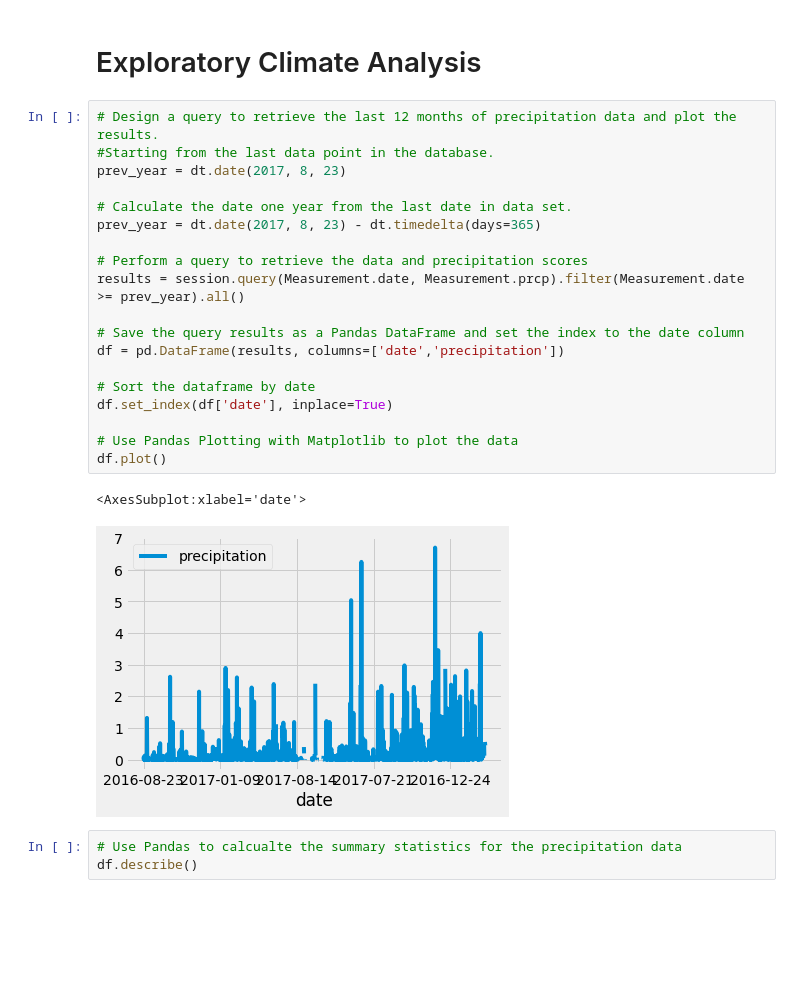
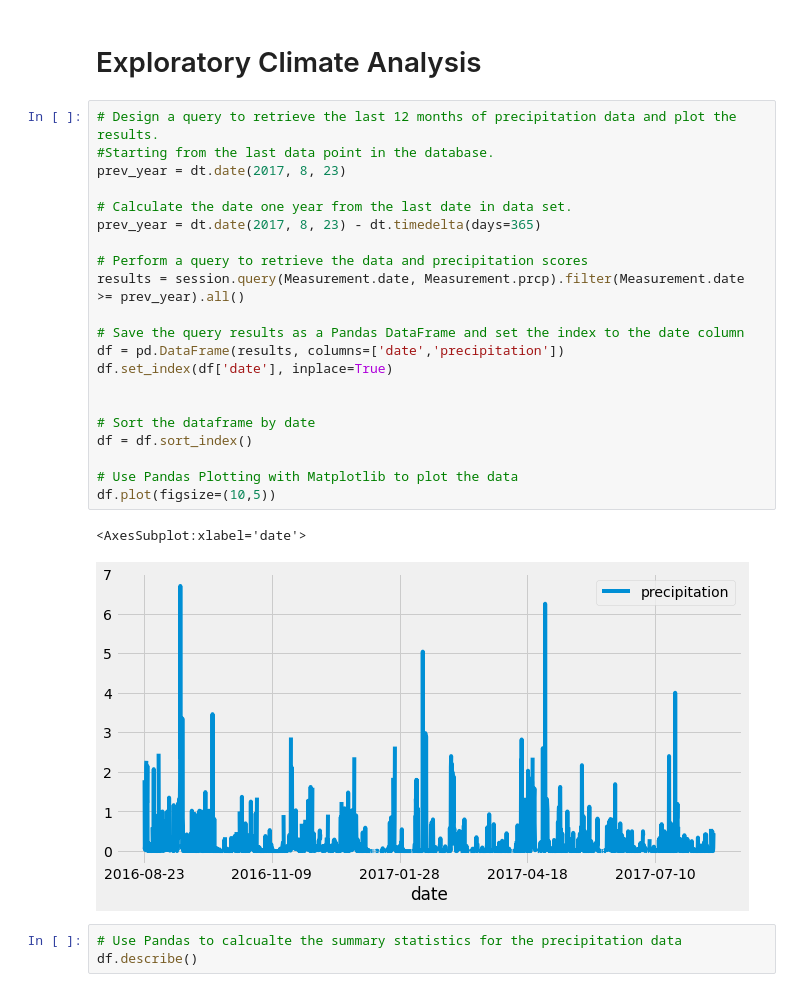
Before and after one commit to bumlang936/Surfs_Up, a Jupyter notebook: climate_analysis.ipynb, the cells around one changed output. Saved outputs shown, nothing was run; the diff lists cells and outputs as text; blank space fills up the shorter version.

```diff
--- a/climate_analysis.ipynb
+++ b/climate_analysis.ipynb
@@ -40,25 +40,27 @@ session = Session(engine)
 # %%
 # Design a query to retrieve the last 12 months of precipitation data and plot the results.
 #Starting from the last data point in the database.
 prev_year = dt.date(2017, 8, 23)
 
 # Calculate the date one year from the last date in data set.
 prev_year = dt.date(2017, 8, 23) - dt.timedelta(days=365)
 
 # Perform a query to retrieve the data and precipitation scores
 results = session.query(Measurement.date, Measurement.prcp).filter(Measurement.date >= prev_year).all()
 
 # Save the query results as a Pandas DataFrame and set the index to the date column
 df = pd.DataFrame(results, columns=['date','precipitation'])
+df.set_index(df['date'], inplace=True)
+
 
 # Sort the dataframe by date
-df.set_index(df['date'], inplace=True)
+df = df.sort_index()
 
 # Use Pandas Plotting with Matplotlib to plot the data
-df.plot()
+df.plot(figsize=(10,5))
 # %% [output]
 <AxesSubplot:xlabel='date'>
-[figure, old version]
+[figure, new version]
 # %%
 # Use Pandas to calcualte the summary statistics for the precipitation data
 df.describe()
```
Also changed, not shown: parts of 4 cells of this notebook.
